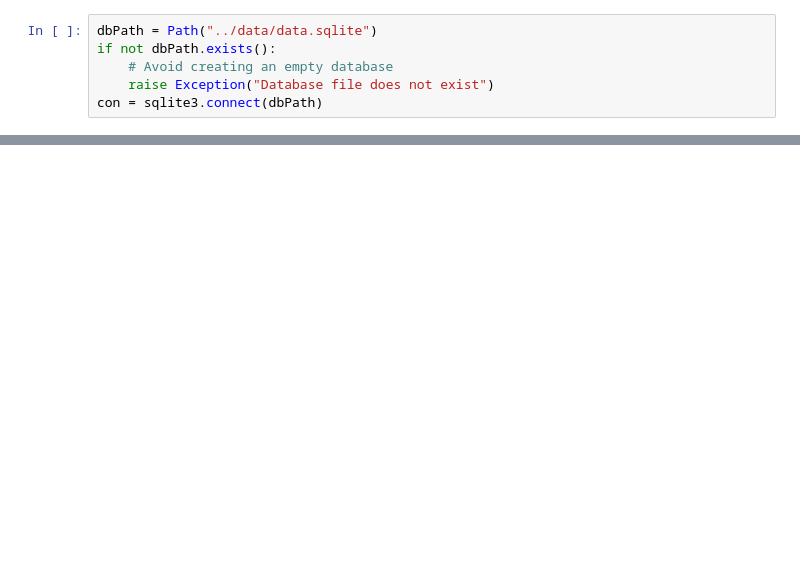
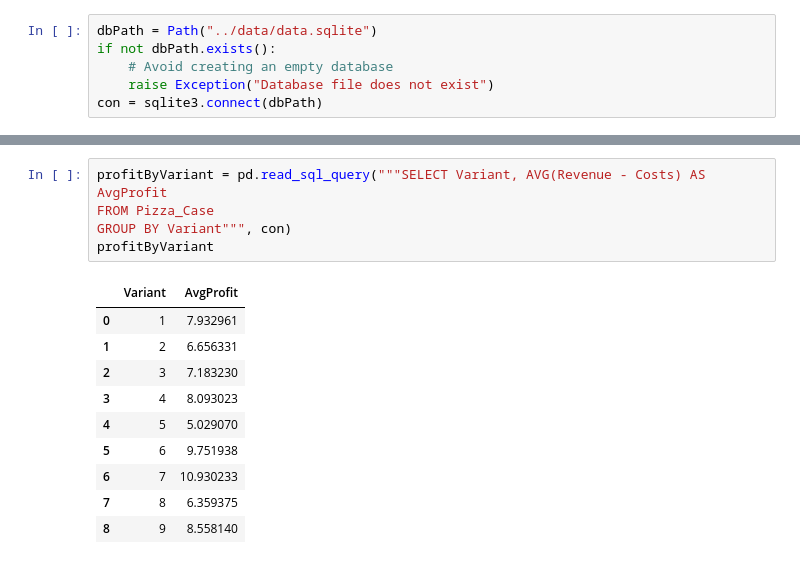
Before and after one commit to philippmayrth/IISProcessInt, a Jupyter notebook: BPMN.ipynb, the cells around one changed output, grey strips where cells are left out. Saved outputs shown, nothing was run; the diff lists cells and outputs as text; blank space fills up the shorter version.

Commit message:
Group analyse by more criteria

```diff
--- a/BPMN.ipynb
+++ b/BPMN.ipynb
@@ -42,0 +128,16 @@ for query in queries:
+# %%
+profitByVariant = pd.read_sql_query("""SELECT Variant, AVG(Revenue - Costs) AS AvgProfit
+FROM Pizza_Case
+GROUP BY Variant""", con)
+profitByVariant
+# %% [output]
+|  | Variant | AvgProfit |
+| 0 | 1 | 7.932961 |
+| 1 | 2 | 6.656331 |
+| 2 | 3 | 7.183230 |
+| 3 | 4 | 8.093023 |
+| 4 | 5 | 5.029070 |
+| 5 | 6 | 9.751938 |
+| 6 | 7 | 10.930233 |
+| 7 | 8 | 6.359375 |
+| 8 | 9 | 8.558140 |
```
Also changed, not shown: parts of 9 cells of this notebook.
